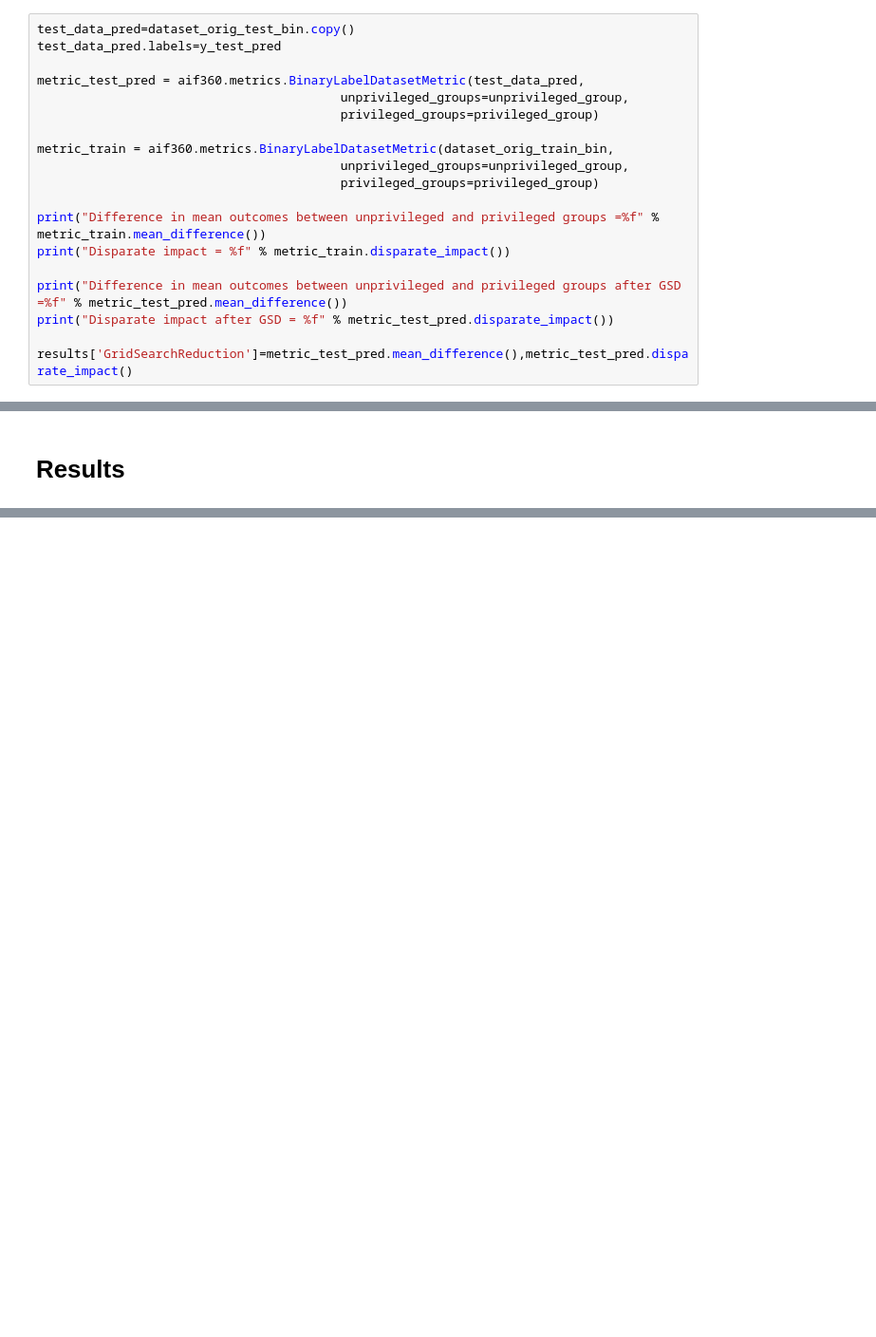
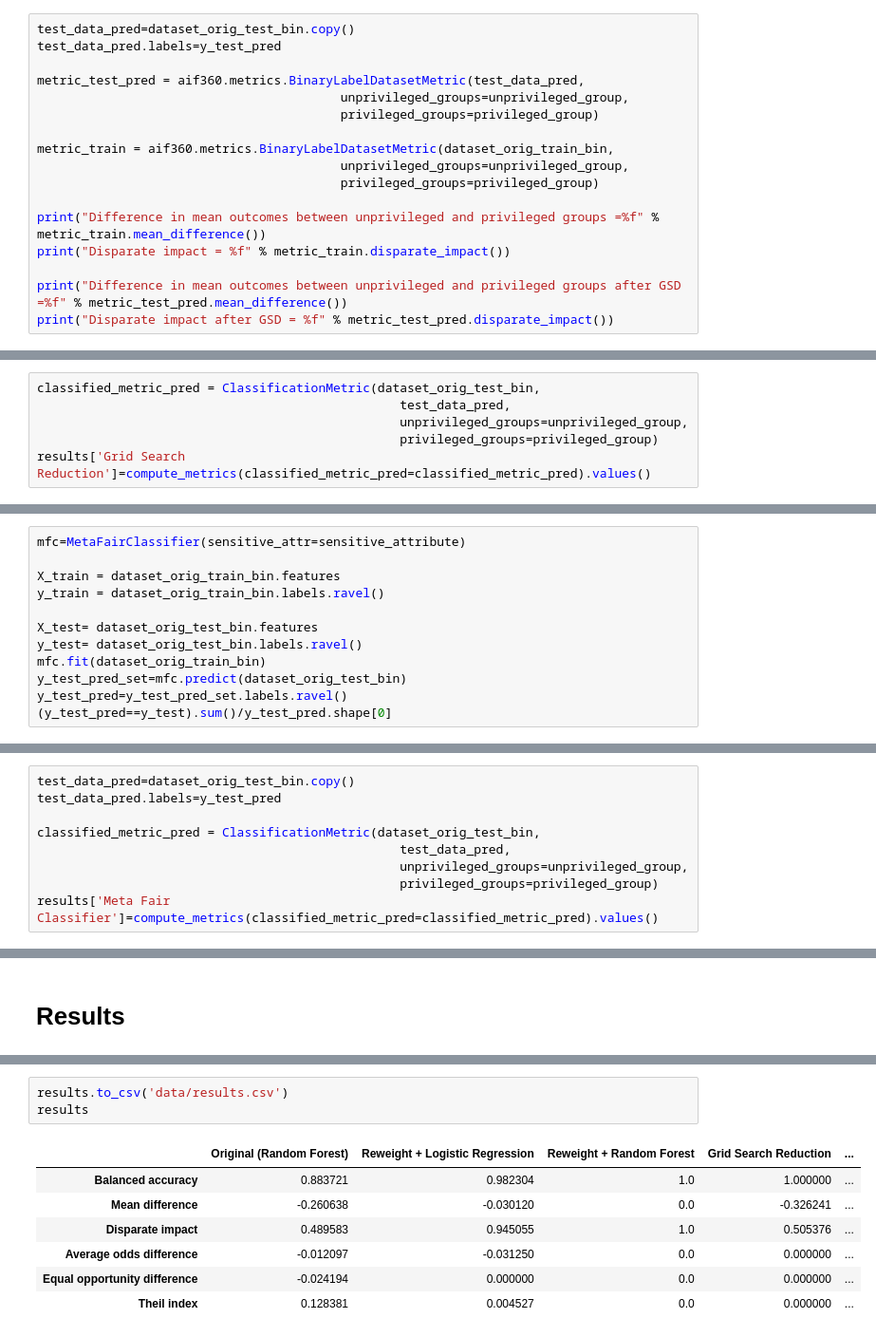
Before and after one commit to Isyohan/Fairness_IA_Project, a Jupyter notebook: Nb.ipynb, the cells around one changed output, grey strips where cells are left out. Shown: that part at 95% size. Cells and saved outputs as stored; diff of their text form; blank space fills up the shorter version.

```diff
--- a/Nb.ipynb
+++ b/Nb.ipynb
@@ -473,6 +520,4 @@ print("Disparate impact = %f" % metric_train.disparate_impact())
 
 print("Difference in mean outcomes between unprivileged and privileged groups after GSD =%f" % metric_test_pred.mean_difference())
 print("Disparate impact after GSD = %f" % metric_test_pred.disparate_impact())
-
-results['GridSearchReduction']=metric_test_pred.mean_difference(),metric_test_pred.disparate_impact()
 # %% [output]
@@ -482,0 +528,6 @@ Disparate impact after GSD = 0.828645
+# %%
+classified_metric_pred = ClassificationMetric(dataset_orig_test_bin,
+                                                 test_data_pred,
+                                                 unprivileged_groups=unprivileged_group,
+                                                 privileged_groups=privileged_group)
+results['Grid Search Reduction']=compute_metrics(classified_metric_pred=classified_metric_pred).values()
@@ -482,0 +545,12 @@ Disparate impact after GSD = 0.828645
+# %%
+mfc=MetaFairClassifier(sensitive_attr=sensitive_attribute)
+
+X_train = dataset_orig_train_bin.features
+y_train = dataset_orig_train_bin.labels.ravel()
+
+X_test= dataset_orig_test_bin.features
+y_test= dataset_orig_test_bin.labels.ravel()
+mfc.fit(dataset_orig_train_bin)
+y_test_pred_set=mfc.predict(dataset_orig_test_bin)
+y_test_pred=y_test_pred_set.labels.ravel()
+(y_test_pred==y_test).sum()/y_test_pred.shape[0]
@@ -482,0 +559,9 @@ Disparate impact after GSD = 0.828645
+# %%
+test_data_pred=dataset_orig_test_bin.copy()
+test_data_pred.labels=y_test_pred
+
+classified_metric_pred = ClassificationMetric(dataset_orig_test_bin,
+                                                 test_data_pred,
+                                                 unprivileged_groups=unprivileged_group,
+                                                 privileged_groups=privileged_group)
+results['Meta Fair Classifier']=compute_metrics(classified_metric_pred=classified_metric_pred).values()
@@ -492,0 +577,11 @@ results.transpose()
+# %%
+results.to_csv('data/results.csv')
+results
+# %% [output]
+|  | Original (Random Forest) | Reweight + Logistic Regression | Reweight + Random Forest | Grid Search Reduction | ... |
+| Balanced accuracy | 0.883721 | 0.982304 | 1.0 | 1.000000 | ... |
+| Mean difference | -0.260638 | -0.030120 | 0.0 | -0.326241 | ... |
+| Disparate impact | 0.489583 | 0.945055 | 1.0 | 0.505376 | ... |
+| Average odds difference | -0.012097 | -0.031250 | 0.0 | 0.000000 | ... |
+| Equal opportunity difference | -0.024194 | 0.000000 | 0.0 | 0.000000 | ... |
+| Theil index | 0.128381 | 0.004527 | 0.0 | 0.000000 | ... |
```
Also changed, not shown: parts of 23 cells of this notebook.
